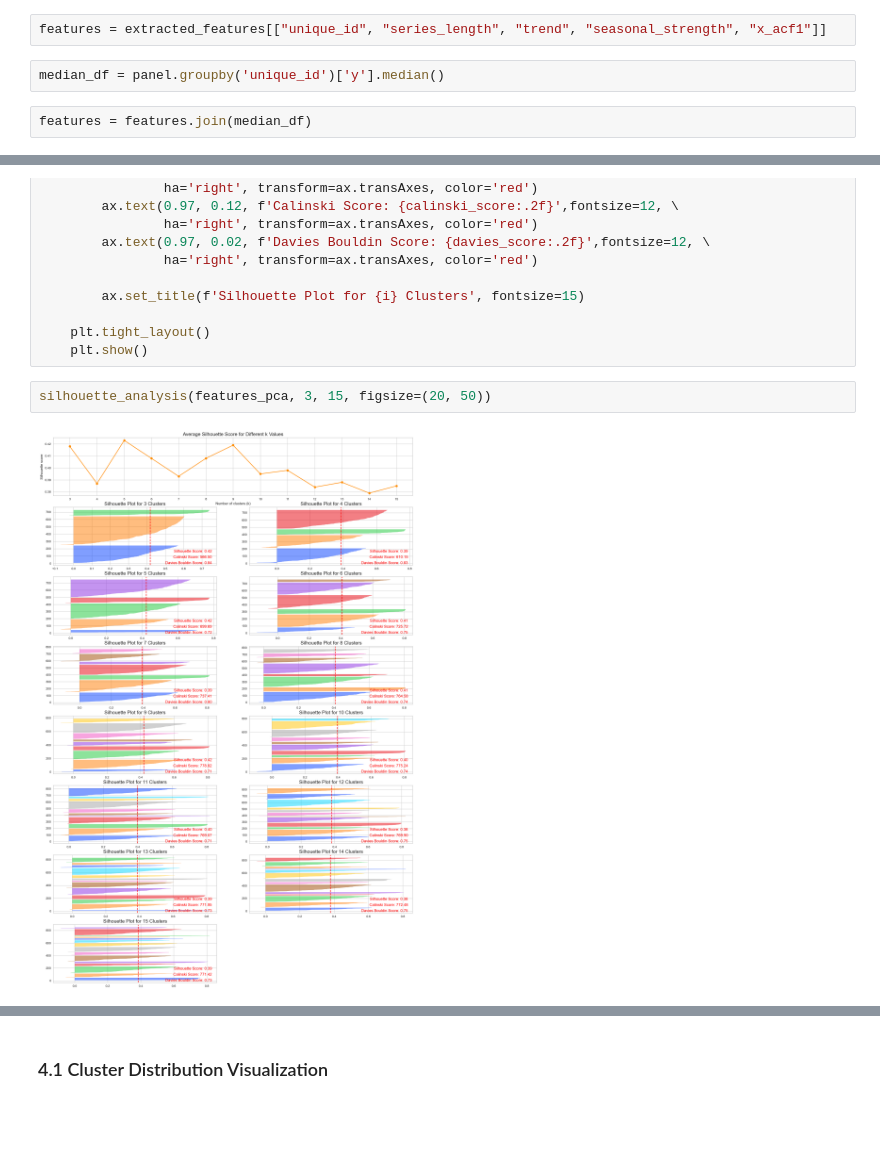
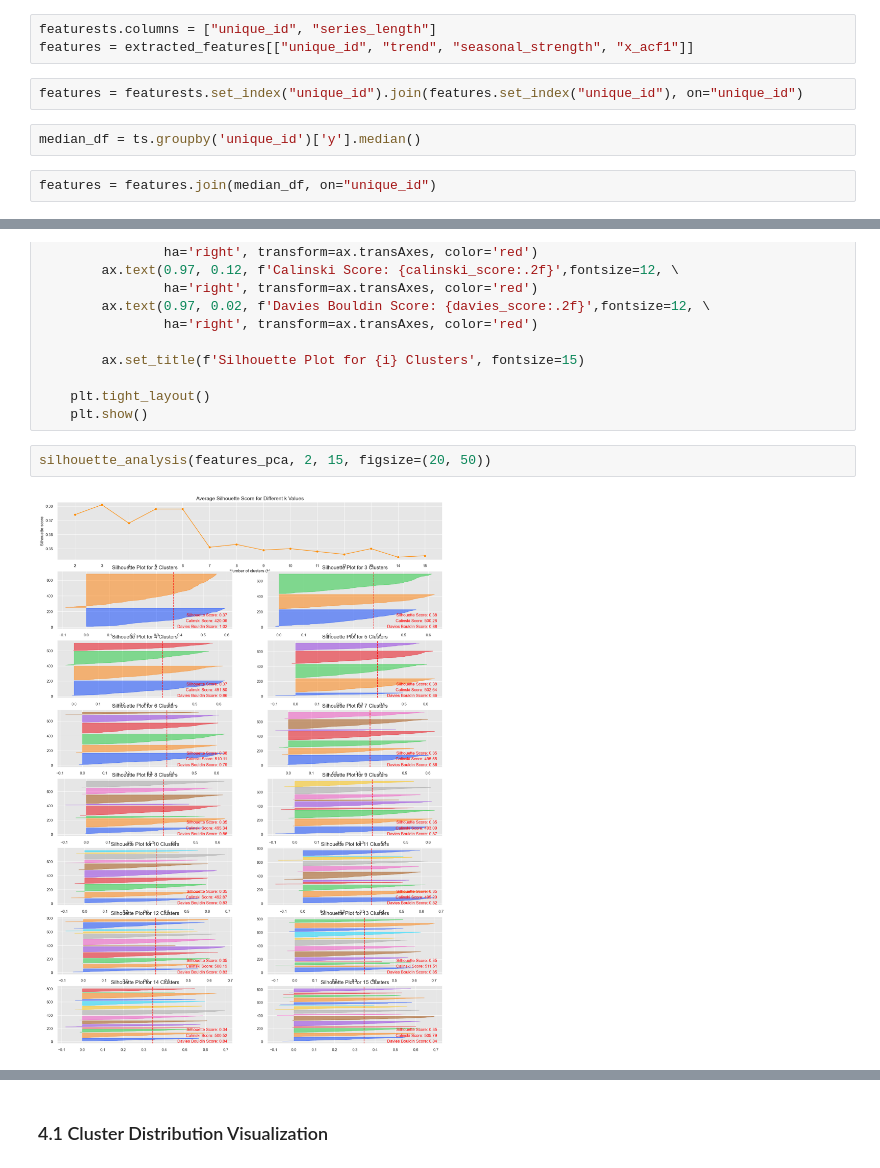
Before and after one commit to noeasyday7/bright_river, a Jupyter notebook: III. Feature-based clustering.ipynb, the cells around one changed output, grey strips where cells are left out. Saved outputs shown, nothing was run; the diff lists cells and outputs as text; blank space fills up the shorter version.

```diff
--- a/III. Feature-based clustering.ipynb
+++ b/III. Feature-based clustering.ipynb
@@ -72,9 +83,12 @@ Index(['unique_id', 'hurst', 'series_length', 'unitroot_pp', 'unitroot_kpss',
 # %%
-features = extracted_features[["unique_id", "series_length", "trend", "seasonal_strength", "x_acf1"]]
+featurests.columns = ["unique_id", "series_length"]
+features = extracted_features[["unique_id", "trend", "seasonal_strength", "x_acf1"]]
+# %%
+features = featurests.set_index("unique_id").join(features.set_index("unique_id"), on="unique_id")
 # %%
-median_df = panel.groupby('unique_id')['y'].median()
+median_df = ts.groupby('unique_id')['y'].median()
 # %%
-features = features.join(median_df)
+features = features.join(median_df, on="unique_id")
 # %%
 features.columns = ['series_length', 'trend', 'seasonal_strength', 'x_acf1', 'median']
 # %%
@@ -254,7 +262,7 @@ def silhouette_analysis(df, start_k, stop_k, figsize=(15, 16)):
     plt.tight_layout()
     plt.show()
 # %%
-silhouette_analysis(features_pca, 3, 15, figsize=(20, 50))
+silhouette_analysis(features_pca, 2, 15, figsize=(20, 50))
 # %% [output]
-[figure, old version]
+[figure, new version]
 # %%
```
Also changed, not shown: parts of 38 cells of this notebook, 9 other files.
